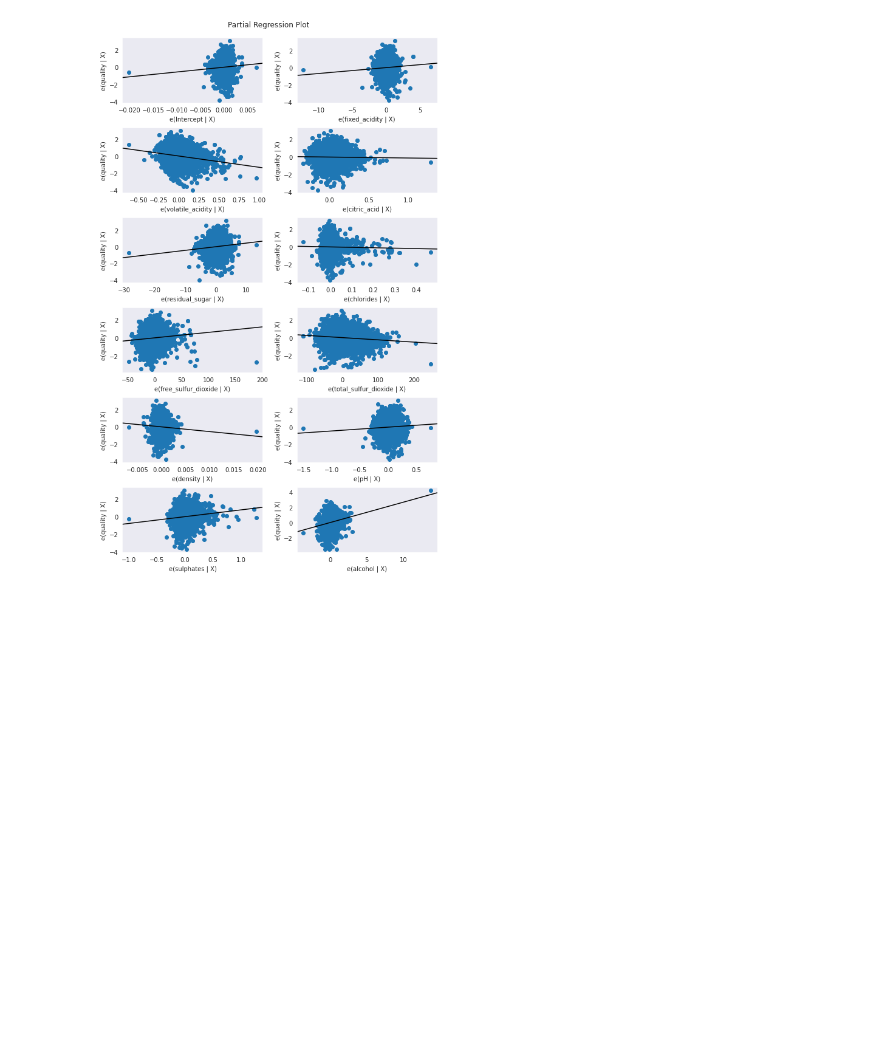
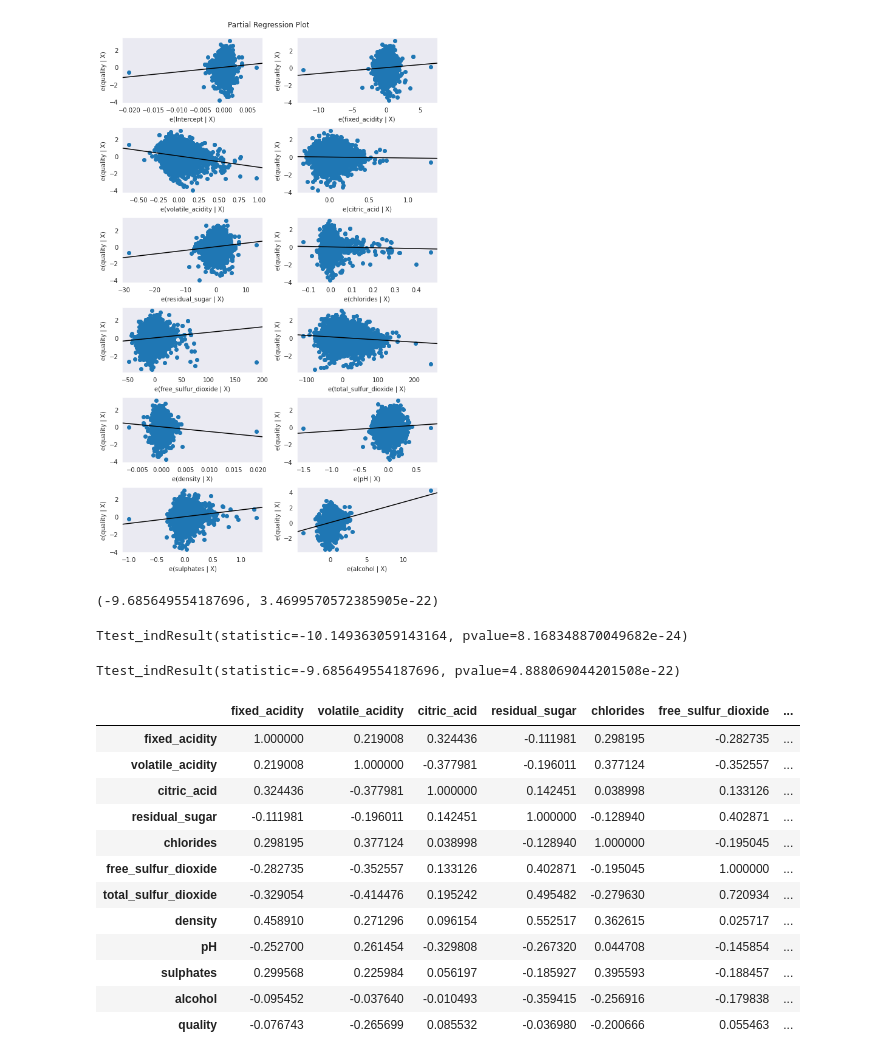
Before and after one commit to herbguy/Python-Practice, a Jupyter notebook: 와인품질예측.ipynb, the cells around one changed output. Drawn from its saved outputs; the diff is of its cells as text; code cells hidden in the pictures; blank space fills up the shorter version.

```diff
--- a/와인품질예측.ipynb
+++ b/와인품질예측.ipynb
@@ -254,3 +254,32 @@ plt.show()
 # %% [output]
 [figure]
 [figure]
+# %%
+from statsmodels.stats.weightstats import ztest as ztest
+ztest(red_wine_quality,white_wine_quality,value = 0)
+# %% [output]
+(-9.685649554187696, 3.4699570572385905e-22)
+# %%
+stats.ttest_ind(red_wine_quality,white_wine_quality,equal_var = False)
+# %% [output]
+Ttest_indResult(statistic=-10.149363059143164, pvalue=8.168348870049682e-24)
+# %%
+stats.ttest_ind(red_wine_quality,white_wine_quality,equal_var = True)
+# %% [output]
+Ttest_indResult(statistic=-9.685649554187696, pvalue=4.888069044201508e-22)
+# %%
+wine.corr(method = 'pearson')
+# %% [output]
+|  | fixed_acidity | volatile_acidity | citric_acid | residual_sugar | chlorides | free_sulfur_dioxide | ... |
+| fixed_acidity | 1.000000 | 0.219008 | 0.324436 | -0.111981 | 0.298195 | -0.282735 | ... |
+| volatile_acidity | 0.219008 | 1.000000 | -0.377981 | -0.196011 | 0.377124 | -0.352557 | ... |
+| citric_acid | 0.324436 | -0.377981 | 1.000000 | 0.142451 | 0.038998 | 0.133126 | ... |
+| residual_sugar | -0.111981 | -0.196011 | 0.142451 | 1.000000 | -0.128940 | 0.402871 | ... |
+| chlorides | 0.298195 | 0.377124 | 0.038998 | -0.128940 | 1.000000 | -0.195045 | ... |
+| free_sulfur_dioxide | -0.282735 | -0.352557 | 0.133126 | 0.402871 | -0.195045 | 1.000000 | ... |
+| total_sulfur_dioxide | -0.329054 | -0.414476 | 0.195242 | 0.495482 | -0.279630 | 0.720934 | ... |
+| density | 0.458910 | 0.271296 | 0.096154 | 0.552517 | 0.362615 | 0.025717 | ... |
+| pH | -0.252700 | 0.261454 | -0.329808 | -0.267320 | 0.044708 | -0.145854 | ... |
+| sulphates | 0.299568 | 0.225984 | 0.056197 | -0.185927 | 0.395593 | -0.188457 | ... |
+| alcohol | -0.095452 | -0.037640 | -0.010493 | -0.359415 | -0.256916 | -0.179838 | ... |
+| quality | -0.076743 | -0.265699 | 0.085532 | -0.036980 | -0.200666 | 0.055463 | ... |
```
Also changed, not shown: parts of 7 cells of this notebook.
